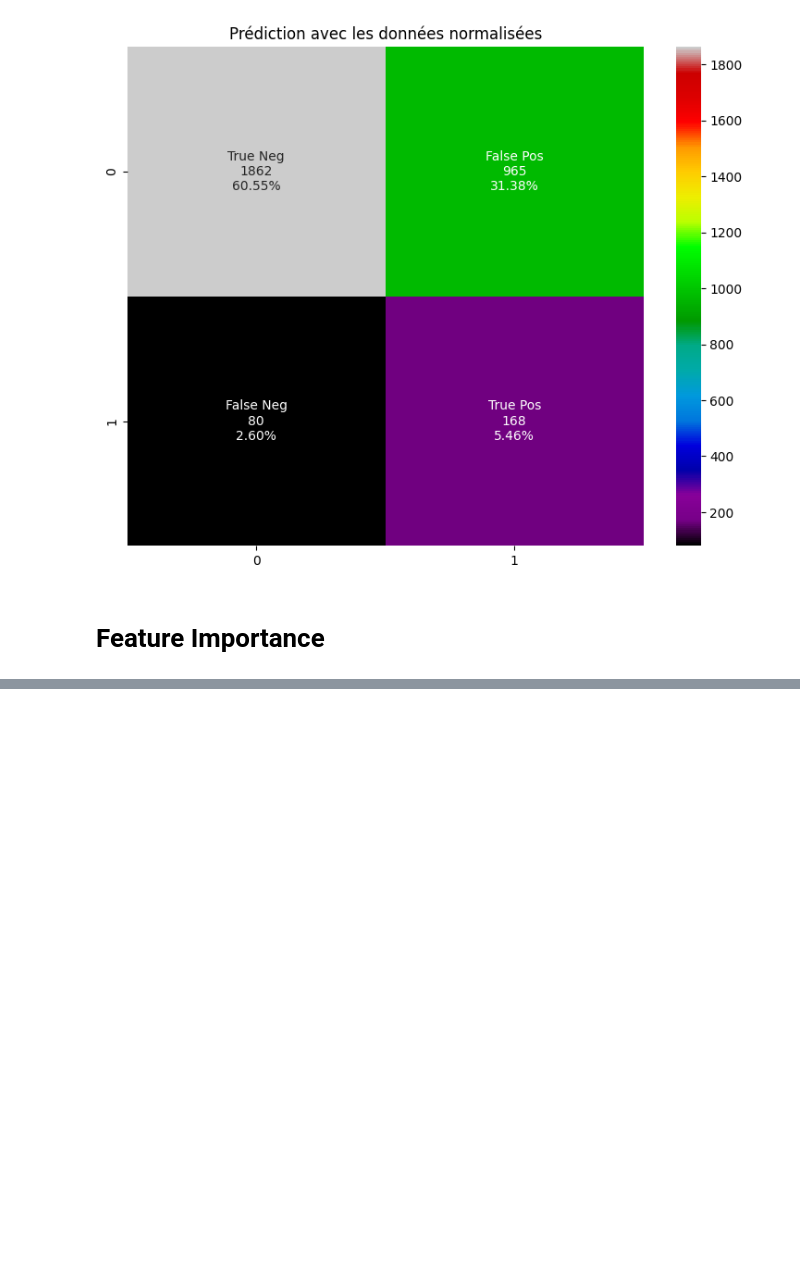
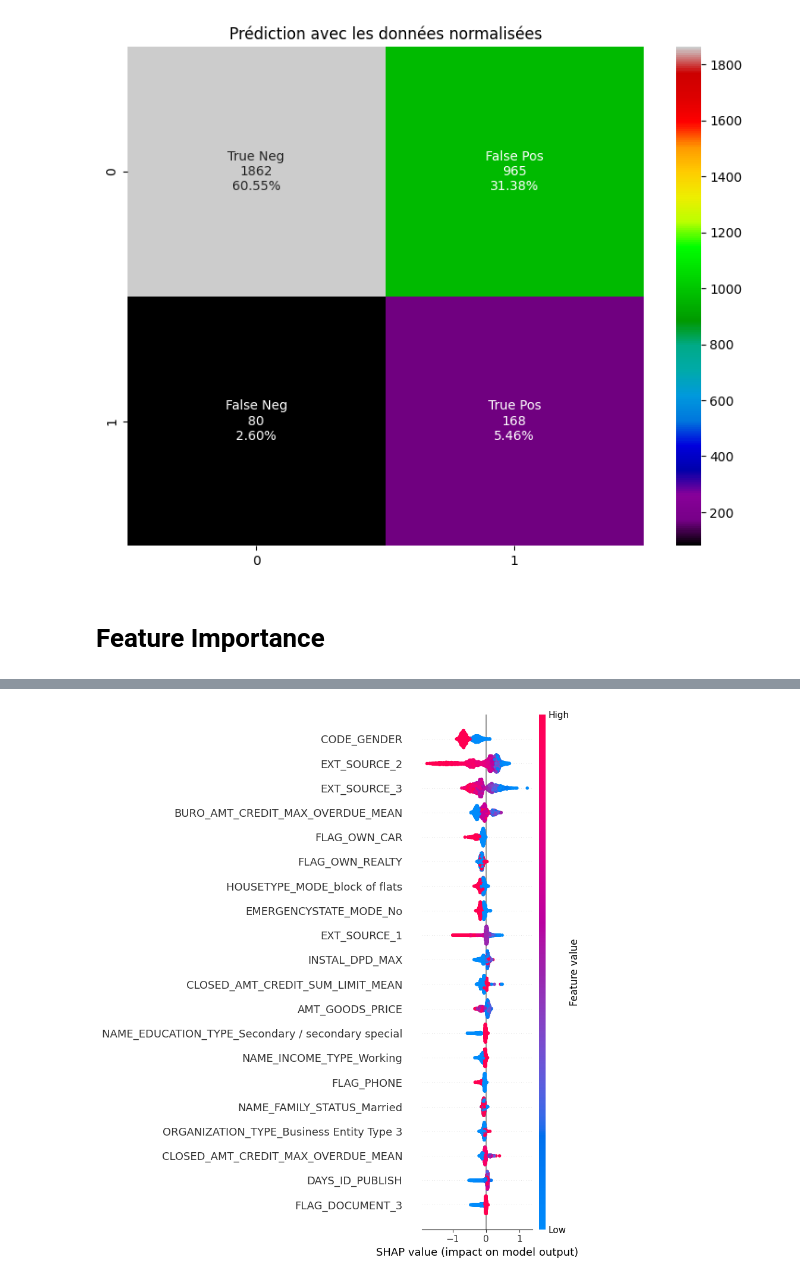
Before and after one commit to Nacim-B/Credit-Default-Risk-Scoring-Model-, a Jupyter notebook: Modelisation.ipynb, the cells around one changed output, grey strips where cells are left out. Saved outputs shown, nothing was run; the diff lists cells and outputs as text; code cells hidden in the pictures; blank space fills up the shorter version.

```diff
--- a/Modelisation.ipynb
+++ b/Modelisation.ipynb
@@ -866,0 +849,5 @@ array([-7.54619594e-01, -1.21860831e-01, -2.17154221e-01, -2.25435089e-02,
+# %%
+fig = plt.figure()
+shap.summary_plot(shap_values, features=X1_test, max_display=20, feature_names=X1.iloc[0,:].index)
+# %% [output]
+[figure, added]
```
Also changed, not shown: parts of 7 cells of this notebook.
